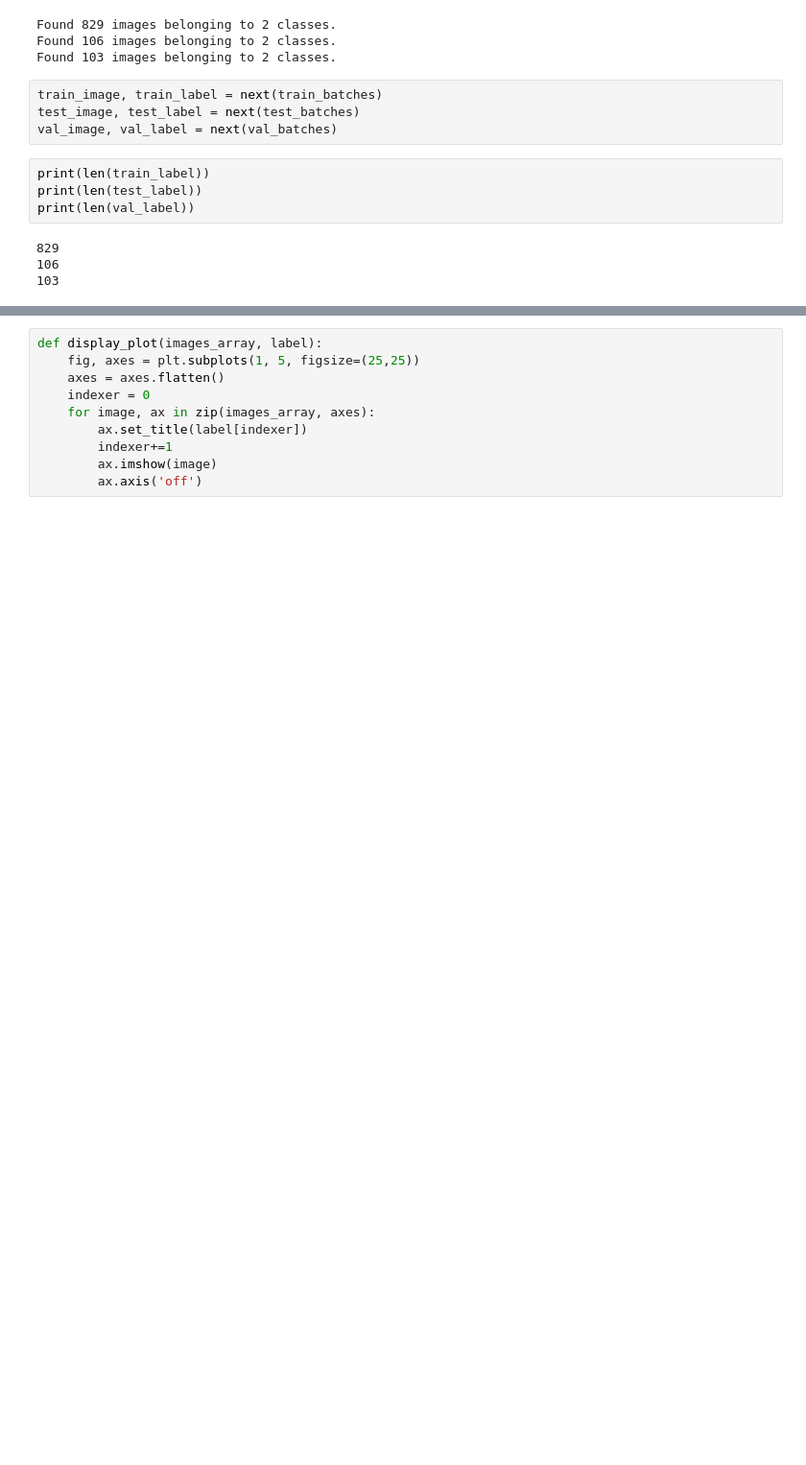
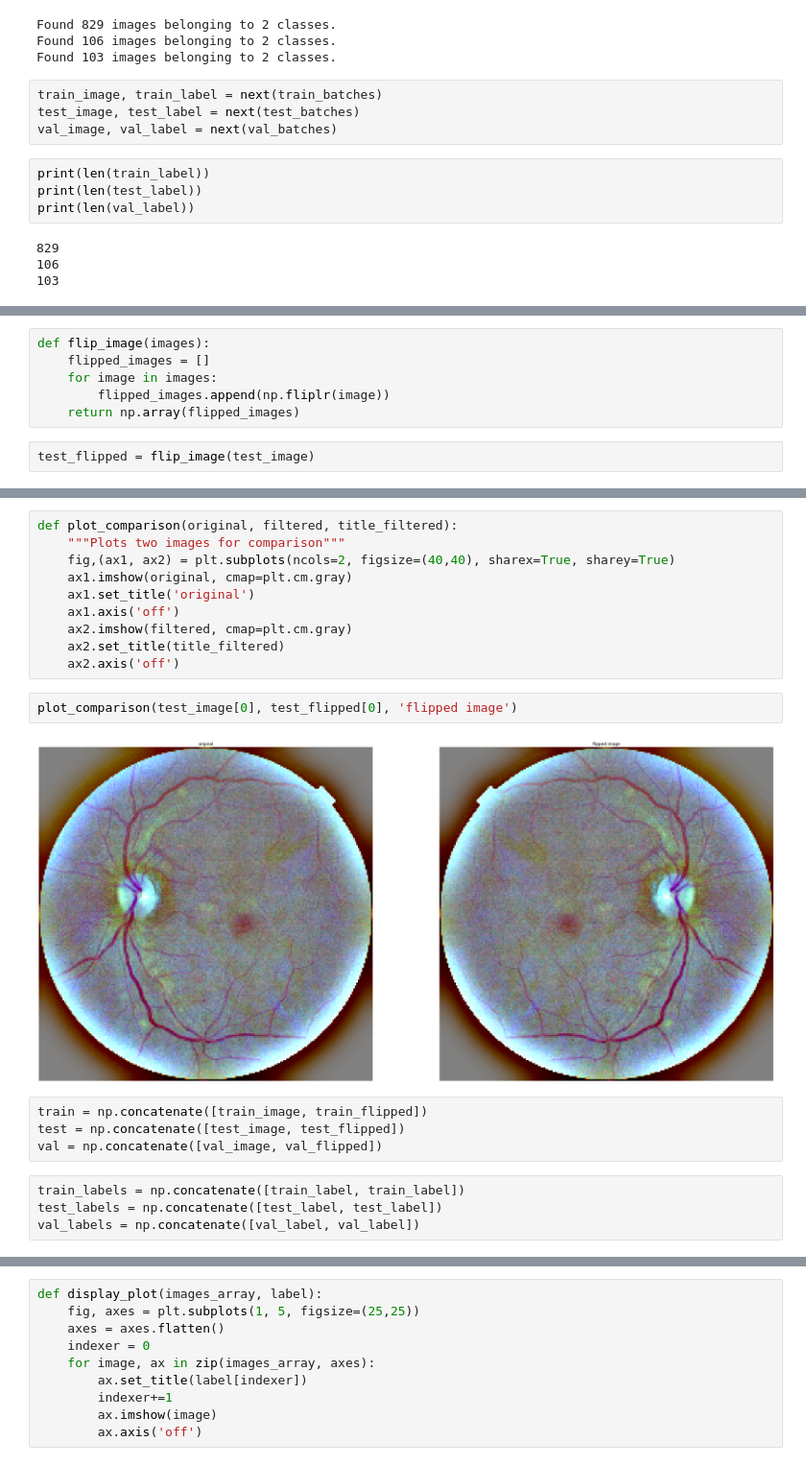
Before and after one commit to memanuel0109/Retina_Image_Diagnostics, a Jupyter notebook: notebooks/5_MESSIDOR_filteredCNN.ipynb, the cells around one changed output, grey strips where cells are left out. Shown at 96% size. Cells and saved outputs as stored; diff of their text form; blank space fills up the shorter version.

```diff
--- a/notebooks/5_MESSIDOR_filteredCNN.ipynb
+++ b/notebooks/5_MESSIDOR_filteredCNN.ipynb
@@ -67,0 +62,8 @@ plt.show()
+# %%
+def flip_image(images):
+    flipped_images = []
+    for image in images:
+        flipped_images.append(np.fliplr(image))
+    return np.array(flipped_images)
+# %%
+test_flipped = flip_image(test_image)
@@ -67,0 +82,22 @@ plt.show()
+# %%
+def plot_comparison(original, filtered, title_filtered):
+    """Plots two images for comparison"""
+    fig,(ax1, ax2) = plt.subplots(ncols=2, figsize=(40,40), sharex=True, sharey=True)
+    ax1.imshow(original, cmap=plt.cm.gray)
+    ax1.set_title('original')
+    ax1.axis('off')
+    ax2.imshow(filtered, cmap=plt.cm.gray)
+    ax2.set_title(title_filtered)
+    ax2.axis('off')
+# %%
+plot_comparison(test_image[0], test_flipped[0], 'flipped image')
+# %% [output]
+[figure, added]
+# %%
+train = np.concatenate([train_image, train_flipped])
+test = np.concatenate([test_image, test_flipped])
+val = np.concatenate([val_image, val_flipped])
+# %%
+train_labels = np.concatenate([train_label, train_label])
+test_labels = np.concatenate([test_label, test_label])
+val_labels = np.concatenate([val_label, val_label])
```
Also changed, not shown: parts of 68 cells of this notebook, 1 other file.
